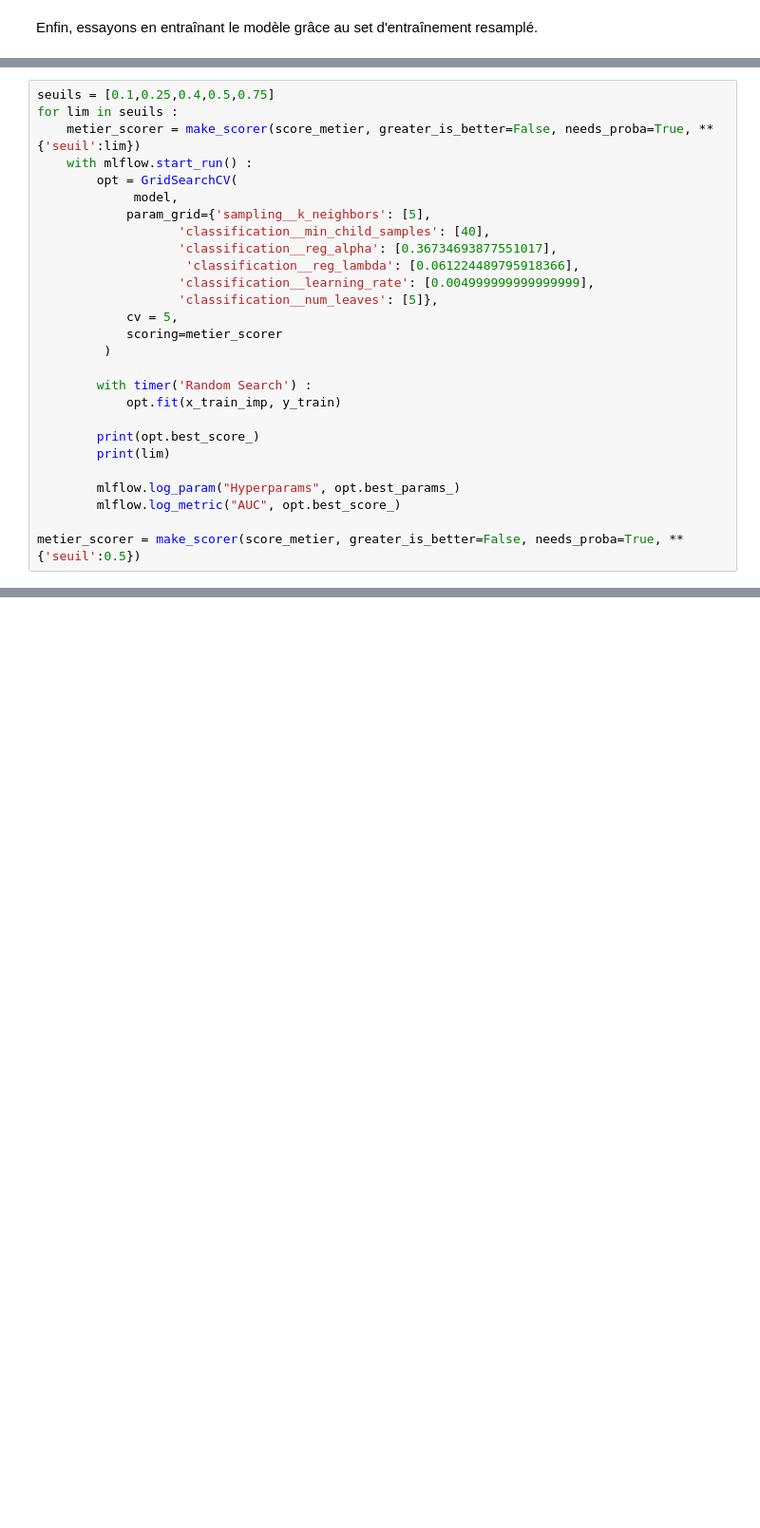
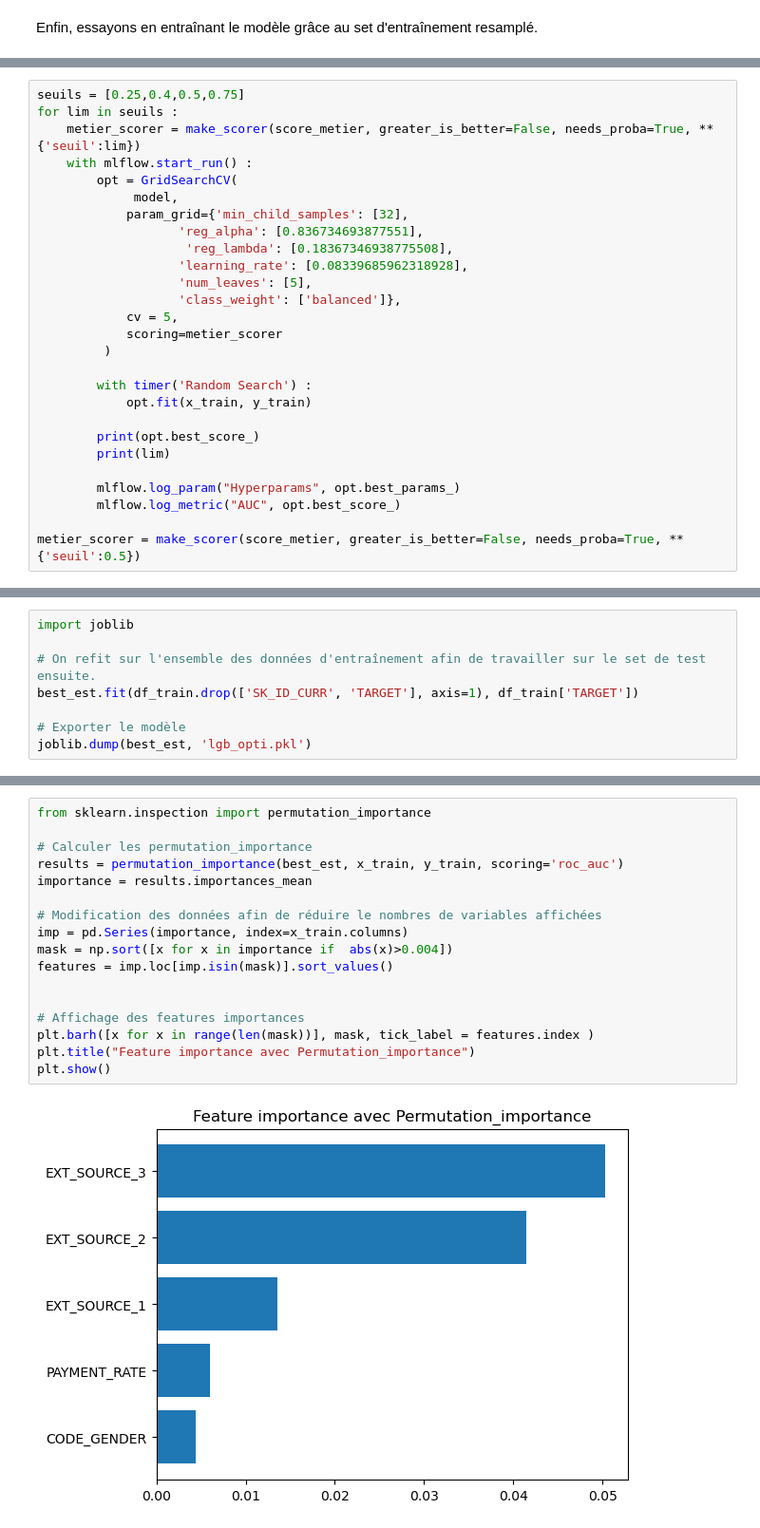
Before and after one commit to Haelios/Projet_7_OC, a Jupyter notebook: Feature engineering et création du modèle.ipynb, the cells around one changed output, grey strips where cells are left out. Shown: that part at 95% size. Drawn from its saved outputs; the diff is of its cells as text; blank space fills up the shorter version.

```diff
--- a/Feature engineering et création du modèle.ipynb
+++ b/Feature engineering et création du modèle.ipynb
@@ -727,22 +783,22 @@ metier 3032
 # %%
-seuils = [0.1,0.25,0.4,0.5,0.75]
+seuils = [0.25,0.4,0.5,0.75]
 for lim in seuils :
     metier_scorer = make_scorer(score_metier, greater_is_better=False, needs_proba=True, **{'seuil':lim})
     with mlflow.start_run() :
         opt = GridSearchCV(
              model,
-            param_grid={'sampling__k_neighbors': [5],
-                   'classification__min_child_samples': [40],
-                   'classification__reg_alpha': [0.36734693877551017],
-                    'classification__reg_lambda': [0.061224489795918366],
-                   'classification__learning_rate': [0.004999999999999999],
-                   'classification__num_leaves': [5]},
+            param_grid={'min_child_samples': [32],
+                   'reg_alpha': [0.836734693877551],
+                    'reg_lambda': [0.18367346938775508],
+                   'learning_rate': [0.08339685962318928],
+                   'num_leaves': [5],
+                   'class_weight': ['balanced']},
             cv = 5,
             scoring=metier_scorer
          )
 
         with timer('Random Search') :
-            opt.fit(x_train_imp, y_train)
+            opt.fit(x_train, y_train)
 
         print(opt.best_score_)
         print(lim)
@@ -816,0 +887,8 @@ df_train.to_csv('df_train.csv', index=False)
+# %%
+import joblib
+
+# On refit sur l'ensemble des données d'entraînement afin de travailler sur le set de test ensuite.
+best_est.fit(df_train.drop(['SK_ID_CURR', 'TARGET'], axis=1), df_train['TARGET'])
+
+# Exporter le modèle
+joblib.dump(best_est, 'lgb_opti.pkl')
@@ -816,0 +902,19 @@ df_train.to_csv('df_train.csv', index=False)
+# %%
+from sklearn.inspection import permutation_importance
+
+# Calculer les permutation_importance
+results = permutation_importance(best_est, x_train, y_train, scoring='roc_auc')
+importance = results.importances_mean
+
+# Modification des données afin de réduire le nombres de variables affichées
+imp = pd.Series(importance, index=x_train.columns)
+mask = np.sort([x for x in importance if  abs(x)>0.004])
+features = imp.loc[imp.isin(mask)].sort_values()
+
+
+# Affichage des features importances
+plt.barh([x for x in range(len(mask))], mask, tick_label = features.index )
+plt.title("Feature importance avec Permutation_importance")
+plt.show()
+# %% [output]
+[figure, added]
```
Also changed, not shown: parts of 36 cells of this notebook.
